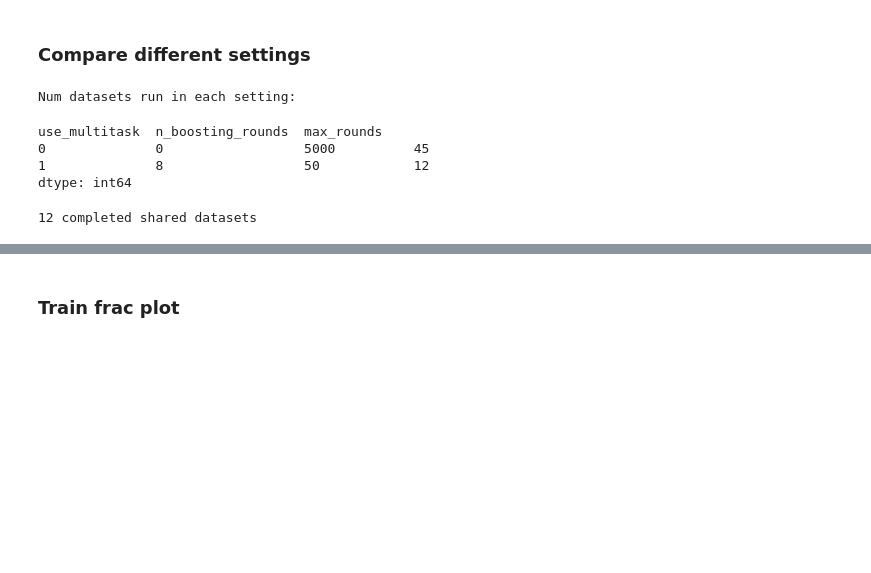
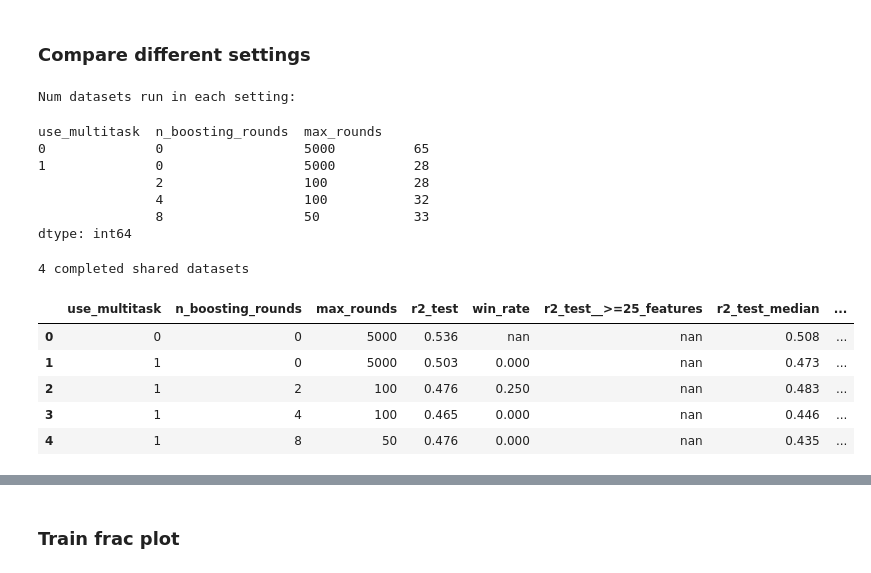
Before and after one commit to csinva/gam-experiments, a Jupyter notebook: notebooks/05_multitask_gam.ipynb, the cells around one changed output, grey strips where cells are left out. Saved outputs shown, nothing was run; the diff lists cells and outputs as text; code cells hidden in the pictures; blank space fills up the shorter version.

```diff
--- a/notebooks/05_multitask_gam.ipynb
+++ b/notebooks/05_multitask_gam.ipynb
@@ -161,21 +190,67 @@ KeyError: 'standard'
 # %%
 cols_varied = imodelsx.process_results.get_experiment_keys(
     d, experiment_filename)
 # d = d[(d.use_internal_classifiers == 0) * (d.use_onehot_prior == 0)]
 cols_varied_d_ = [x for x in cols_varied if not x == 'dataset_name']
 groups = d.groupby(cols_varied_d_)
 
 dset_names = [set(d.loc[g]['dataset_name'].values)
               for g in groups.groups.values()]
 dset_names_shared = list(set.intersection(*dset_names))
 print('Num datasets run in each setting:')
 display(groups.size())
+dc = d[d.dataset_name.isin(dset_names_shared)]
 print(len(dset_names_shared), 'completed shared datasets')
-dc = d[d.dataset_name.isin(dset_names_shared)]
+
+
+if len(dset_names_shared) > 0:
+    # compute stats per group
+    baseline_group_idx = 0
+    groups = dc.groupby(cols_varied_d_)
+    group_idxs = list(groups.groups.values())
+    baseline_group = dc.loc[group_idxs[baseline_group_idx].values].sort_values(
+        by='dataset_name')
+    stat_cols = defaultdict(list)
+    for group in groups.groups.values():
+        g = dc.loc[group].sort_values(by='dataset_name')
+        stat_cols['win_rate'].append(
+            (g['r2_test'].values >
+             baseline_group['r2_test'].values).mean())
+        stat_cols['r2_test__>=25_features'] = g[g['n_features']
+                                                >= 25]['r2_test'].mean()
+        for k in ['r2_test', 'r2_train']:
+            stat_cols[k].append(g[k].mean())
+            stat_cols[f'{k}_median'].append(g[k].median())
+    stat_cols = pd.DataFrame(stat_cols)
+
+    # save with index
+    stats = groups['r2_test'].mean().reset_index()
+    for col in stat_cols.columns:
+        stats[col] = stat_cols[col].values
+    stats.loc[baseline_group_idx, 'win_rate'] = np.nan
+
+    # color last 2 columns by value
+    display(
+        stats
+        .style
+        .background_gradient(
+            cmap='viridis', subset=['r2_test', 'r2_test_median', 'win_rate', 'r2_test__>=25_features', 'r2_train']
+        )
+        .format(precision=3)
+    )
 # %% [output]
 Num datasets run in each setting:
 use_multitask  n_boosting_rounds  max_rounds
-0              0                  5000          45
-1              8                  50            12
+0              0                  5000          65
+1              0                  5000          28
+               2                  100           28
+               4                  100           32
+               8                  50            33
 dtype: int64
-12 completed shared datasets
+4 completed shared datasets
+|  | use_multitask | n_boosting_rounds | max_rounds | r2_test | win_rate | r2_test__>=25_features | r2_test_median | ... |
+| 0 | 0 | 0 | 5000 | 0.536 | nan | nan | 0.508 | ... |
+| 1 | 1 | 0 | 5000 | 0.503 | 0.000 | nan | 0.473 | ... |
+| 2 | 1 | 2 | 100 | 0.476 | 0.250 | nan | 0.483 | ... |
+| 3 | 1 | 4 | 100 | 0.465 | 0.000 | nan | 0.446 | ... |
+| 4 | 1 | 8 | 50 | 0.476 | 0.000 | nan | 0.435 | ... |
```
Also changed, not shown: parts of 3 cells of this notebook, 3 other files.
